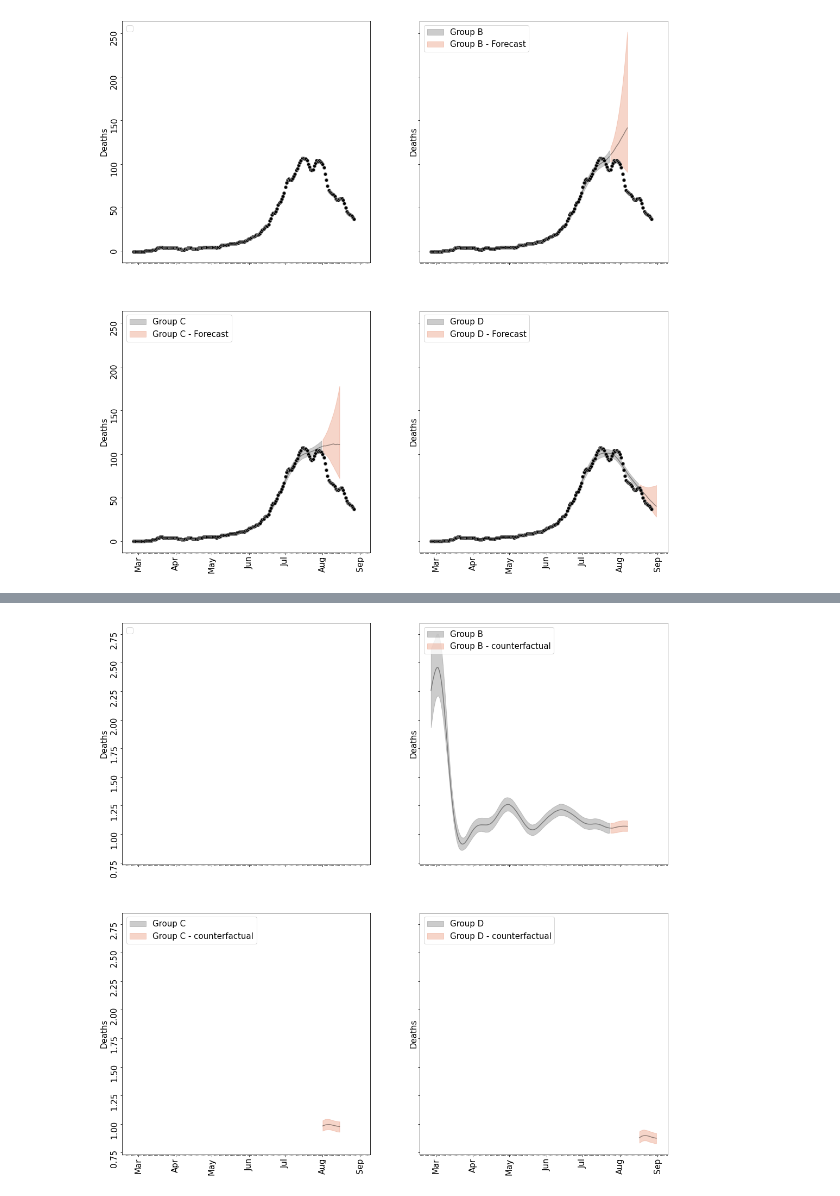
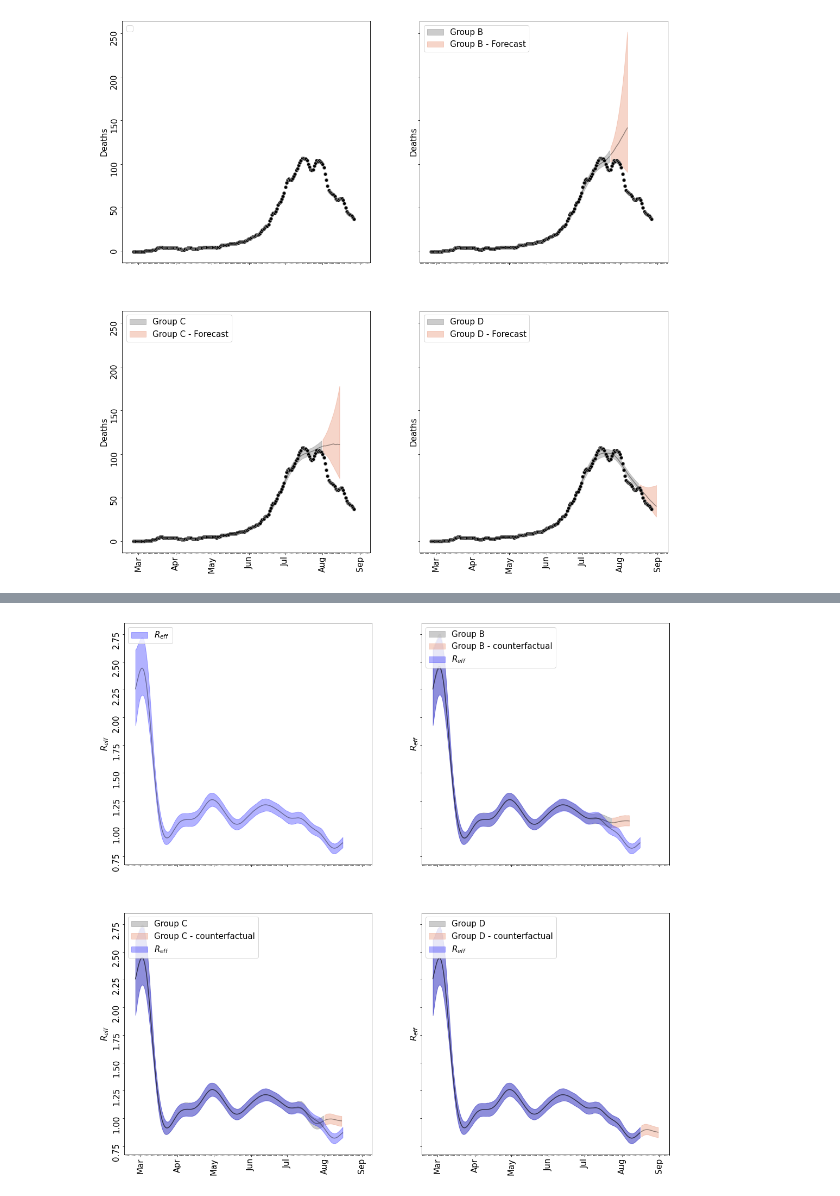
Before and after one commit to ChaosDonkey06/bogota_covid19_lockdowns, a Jupyter notebook: conterfactuals/conterfactuals_plots.ipynb, the cells around one changed output, grey strips where cells are left out. Saved outputs shown, nothing was run; the diff lists cells and outputs as text; code cells hidden in the pictures.

Commit message:
update Rt and cases estimates

```diff
--- a/conterfactuals/conterfactuals_plots.ipynb
+++ b/conterfactuals/conterfactuals_plots.ipynb
@@ -205,9 +268,14 @@ from matplotlib.patches import Patch
 from matplotlib import pyplot as plt
 from matplotlib import ticker
 
+rt_bog_df = pd.read_csv(os.path.join(results_dir, 'bog_rt', 'rt.csv'), parse_dates=["date"]).drop(columns={'Unnamed: 0'})
+rt_bog_df = rt_bog_df[rt_bog_df["variable"]=="R"]
+rt_bog_df = rt_bog_df[rt_bog_df["type"]=="estimate"].set_index("date")
+
+date_end  = rt_df_D["date"].iloc[-1]
+rt_bog_df = rt_bog_df.loc[:date_end].reset_index()
+
 fig, axes = plt.subplots(2, 2, figsize=(18, 18), sharex=True, sharey=True)
-
-
 rt_df_B_fit = rt_median_df_B[rt_median_df_B["type_id"]=="data"]
 axes[0,1].fill_between(rt_df_B_fit["date"], rt_df_B_fit["lower_90"], rt_df_B_fit["upper_90"], color='gray', alpha=0.4, label='Group B')
 axes[0,1].plot(rt_df_B_fit["date"], rt_df_B_fit["median"], color='black', alpha=0.4)
@@ -217,7 +285,7 @@ rt_df_B_counterfactual = rt_df_B_counterfactual.iloc[:15]
 axes[0,1].plot(rt_df_B_counterfactual["date"], rt_df_B_counterfactual["median"], color='black', alpha=0.4)
 axes[0,1].fill_between(rt_df_B_counterfactual["date"], rt_df_B_counterfactual["lower_90"], rt_df_B_counterfactual["upper_90"], color='darksalmon', alpha=0.4, label='Group B - counterfactual')
 
-rt_df_C_fit = rt_df_C[rt_df_C["type_id"]=="estimate"]
+rt_df_C_fit = rt_df_C[rt_df_C["type_id"]=="data"]
 axes[1,0].fill_between(rt_df_C_fit["date"], rt_df_C_fit["lower_90"], rt_df_C_fit["upper_90"], color='gray', alpha=0.4, label='Group C')
 axes[1,0].plot(rt_df_C_fit["date"], rt_df_C_fit["median"], color='black', alpha=0.4)
 
@@ -226,7 +294,7 @@ rt_df_C_counterfactual = rt_df_C_counterfactual.iloc[:15]
 axes[1,0].plot(rt_df_C_counterfactual["date"], rt_df_C_counterfactual["median"], color='black', alpha=0.4)
 axes[1,0].fill_between(rt_df_C_counterfactual["date"], rt_df_C_counterfactual["lower_90"], rt_df_C_counterfactual["upper_90"], color='darksalmon', alpha=0.4, label='Group C - counterfactual')
 
-rt_df_D_fit = rt_df_D[rt_df_D["type_id"]=="estimate"]
+rt_df_D_fit = rt_df_D[rt_df_D["type_id"]=="data"]
 axes[1,1].fill_between(rt_df_D_fit["date"], rt_df_D_fit["lower_90"], rt_df_D_fit["upper_90"], color='gray', alpha=0.4, label='Group D')
 axes[1,1].plot(rt_df_D_fit["date"], rt_df_D_fit["median"], color='black', alpha=0.4)
 
@@ -237,6 +305,10 @@ axes[1,1].fill_between(rt_df_D_counterfactual["date"], rt_df_D_counterfactual["l
 
 
 for idx, ax in enumerate(axes.flatten()):
+
+    ax.plot(rt_df_D_fit["date"], rt_df_D_fit["median"], color='black', alpha=0.4)
+    ax.fill_between(rt_df_D_fit["date"], rt_df_D_fit["lower_90"], rt_df_D_fit["upper_90"], color='blue', alpha=0.3, label=r'$R_{eff}$')
+
 
     ax.xaxis.set_major_locator(mdates.MonthLocator())
     ax.xaxis.set_major_formatter(mdates.DateFormatter('%b'))
@@ -250,6 +322,6 @@ for idx, ax in enumerate(axes.flatten()):
     # ax.grid(which='major', axis='y', c='k', alpha=.1, zorder=-2)
     ax.tick_params(which='both', axis='both', labelrotation=90, labelsize=15)
     ax.yaxis.set_major_formatter(ticker.StrMethodFormatter("{x:.2f}"))
-    ax.set_ylabel('Deaths', size=15)
+    ax.set_ylabel(r'$R_{eff}$', size=15)
     ax.legend(loc='upper left', fontsize=15)
 # %% [output]
@@ -257 +328 @@ WARNING:matplotlib.legend:No handles with labels found to put in legend.
-[figure, old version]
+[figure, new version]
```
Also changed, not shown: parts of 2 cells of this notebook, 1 other file.
